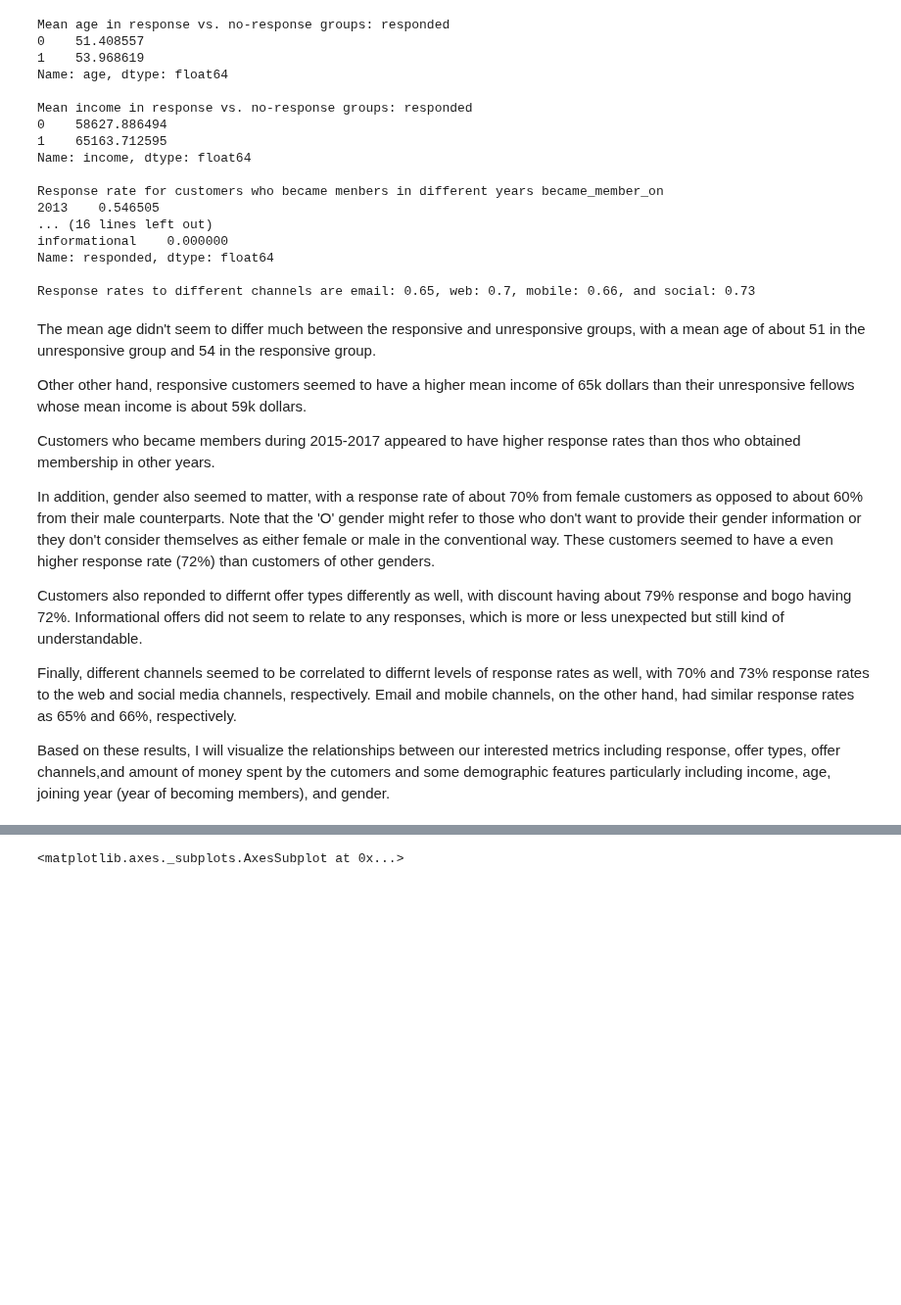
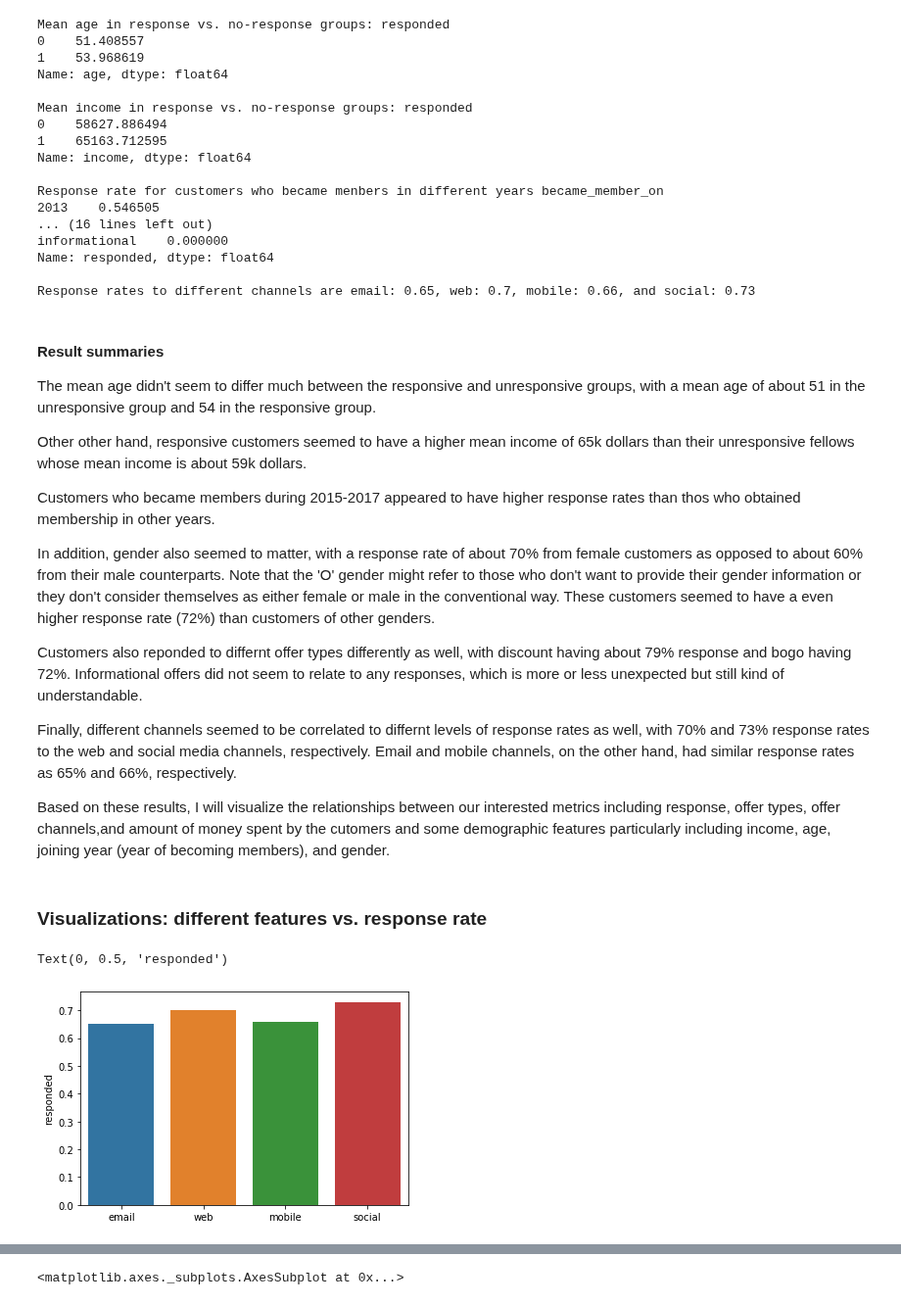
Before and after one commit to Kilie/starbucks, a Jupyter notebook: Starbucks_Capstone_notebook.ipynb, the cells around one changed output, grey strips where cells are left out. Shown at 98% size. Saved outputs shown, nothing was run; the diff lists cells and outputs as text; code cells hidden in the pictures; blank space fills up the shorter version.

```diff
--- a/Starbucks_Capstone_notebook.ipynb
+++ b/Starbucks_Capstone_notebook.ipynb
@@ -662,6 +662,8 @@ Name: responded, dtype: float64
 
 Response rates to different channels are email: 0.65, web: 0.7, mobile: 0.66, and social: 0.73
 # %% [markdown]
+#### Result summaries
+
 The mean age didn't seem to differ much between the responsive and unresponsive groups, with a mean age of about 51 in the unresponsive group and 54 in the responsive group.
 
 Other other hand, responsive customers seemed to have a higher mean income of 65k dollars than their unresponsive fellows whose mean income is about 59k dollars.
@@ -675,3 +677,5 @@ Customers also reponded to differnt offer types differently as well, with discou
 Finally, different channels seemed to be correlated to differnt levels of response rates as well, with 70% and 73% response rates to the web and social media channels, respectively. Email and mobile channels, on the other hand, had similar response rates as 65% and 66%, respectively.
 
 Based on these results, I will visualize the relationships between our interested metrics including response, offer types, offer channels,and  amount of money spent by the cutomers and some demographic features particularly including income, age, joining year (year of becoming members), and gender.
+# %% [markdown]
+### Visualizations: different features vs. response rate
@@ -678 +688,7 @@ Based on these results, I will visualize the relationships between our intereste
+# %%
+ax4 = sns.barplot(x=['email', 'web', 'mobile', 'social'], y=[email_response, web_response, mobile_response, social_response])
+ax4.set_ylabel('responded')
+# %% [output]
+Text(0, 0.5, 'responded')
+[figure, added]
 # %%
```
Also changed, not shown: parts of 8 cells of this notebook.
